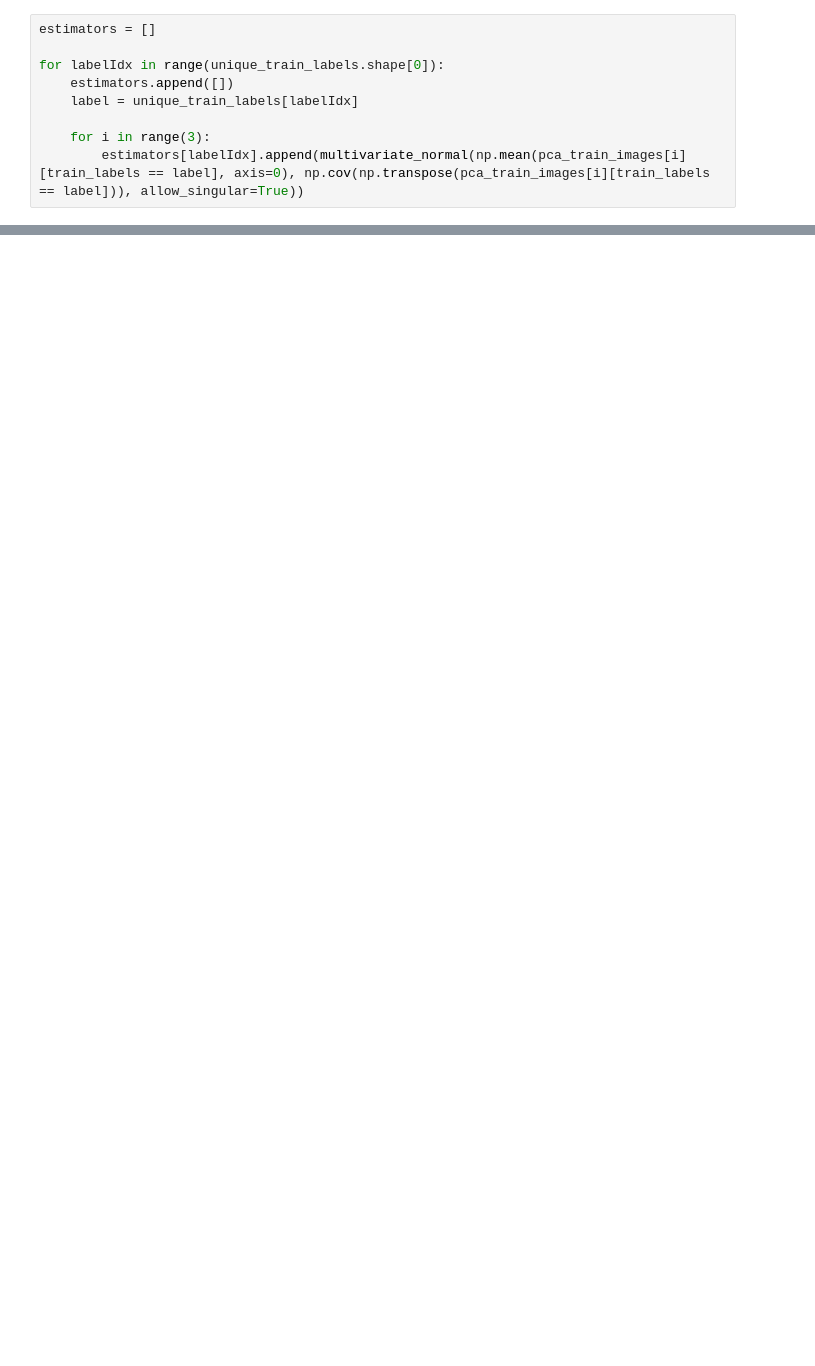
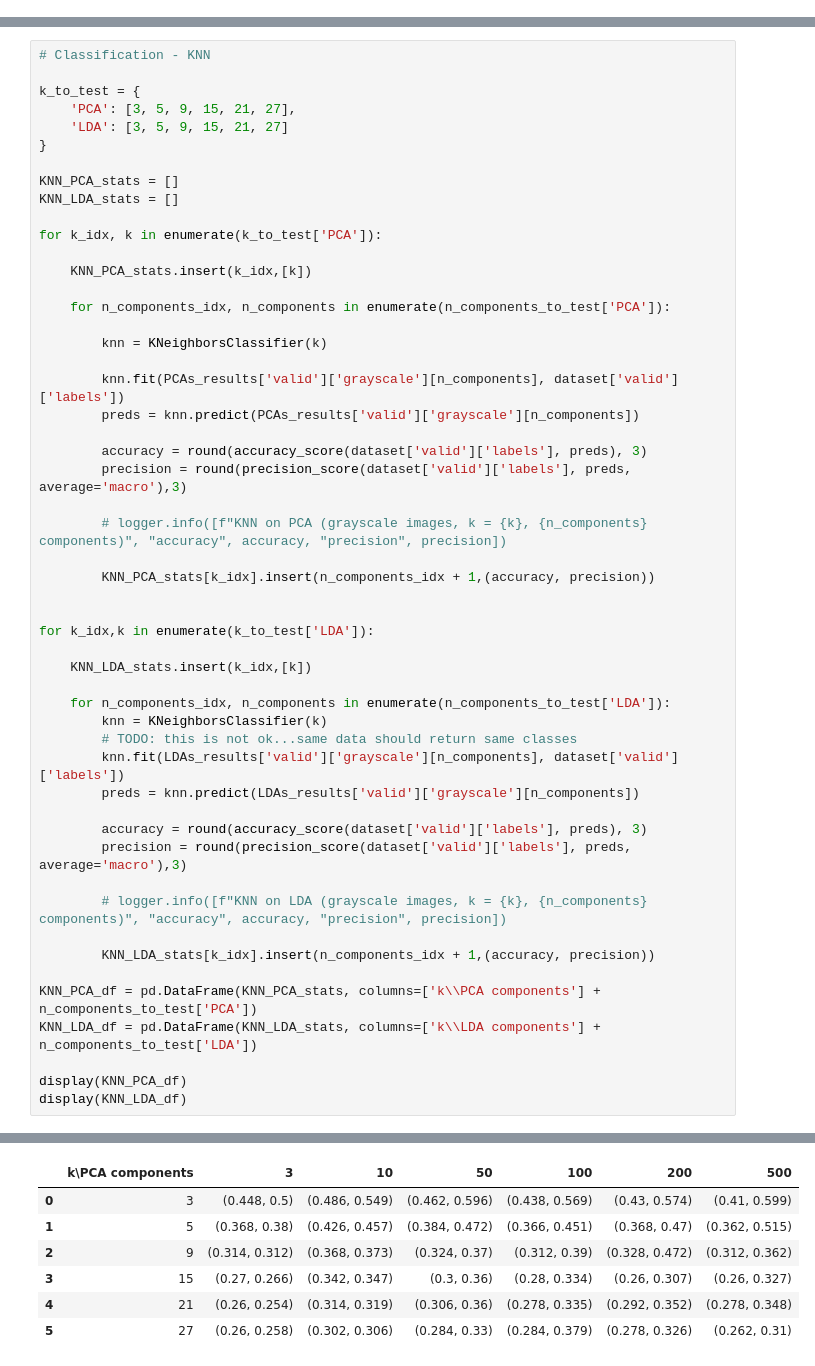
Before and after one commit to bonoldie/ML_exam, a Jupyter notebook: nb.ipynb, the cells around one changed output, grey strips where cells are left out. Drawn from its saved outputs; the diff is of its cells as text; blank space fills up the shorter version.

Commit message:
feat: lda, stats

```diff
--- a/nb.ipynb
+++ b/nb.ipynb
@@ -92,9 +79,0 @@ NameError: name 'train_images' is not defined
-# %%
-estimators = []
-
-for labelIdx in range(unique_train_labels.shape[0]):
-    estimators.append([])
-    label = unique_train_labels[labelIdx]
-
-    for i in range(3):
-        estimators[labelIdx].append(multivariate_normal(np.mean(pca_train_images[i][train_labels == label], axis=0), np.cov(np.transpose(pca_train_images[i][train_labels == label])), allow_singular=True))
@@ -121,0 +235,53 @@ ConfusionMatrixDisplay(confusion_matrix(test_labels, max_estims),display_labels=
+# %%
+# Classification - KNN
+
+k_to_test = {
+    'PCA': [3, 5, 9, 15, 21, 27],
+    'LDA': [3, 5, 9, 15, 21, 27]
+}
+
+KNN_PCA_stats = []
+KNN_LDA_stats = []
+
+for k_idx, k in enumerate(k_to_test['PCA']):
+
+    KNN_PCA_stats.insert(k_idx,[k])
+
+    for n_components_idx, n_components in enumerate(n_components_to_test['PCA']):
+
+        knn = KNeighborsClassifier(k)
+
+        knn.fit(PCAs_results['valid']['grayscale'][n_components], dataset['valid']['labels'])
+        preds = knn.predict(PCAs_results['valid']['grayscale'][n_components])
+
+        accuracy = round(accuracy_score(dataset['valid']['labels'], preds), 3)
+        precision = round(precision_score(dataset['valid']['labels'], preds, average='macro'),3)
+
+        # logger.info([f"KNN on PCA (grayscale images, k = {k}, {n_components} components)", "accuracy", accuracy, "precision", precision])
+
+        KNN_PCA_stats[k_idx].insert(n_components_idx + 1,(accuracy, precision))
+
+
+for k_idx,k in enumerate(k_to_test['LDA']):
+
+    KNN_LDA_stats.insert(k_idx,[k])
+
+    for n_components_idx, n_components in enumerate(n_components_to_test['LDA']):
+        knn = KNeighborsClassifier(k)
+        # TODO: this is not ok...same data should return same classes
+        knn.fit(LDAs_results['valid']['grayscale'][n_components], dataset['valid']['labels'])
+        preds = knn.predict(LDAs_results['valid']['grayscale'][n_components])
+
+        accuracy = round(accuracy_score(dataset['valid']['labels'], preds), 3)
+        precision = round(precision_score(dataset['valid']['labels'], preds, average='macro'),3)
+
+        # logger.info([f"KNN on LDA (grayscale images, k = {k}, {n_components} components)", "accuracy", accuracy, "precision", precision])
+
+        KNN_LDA_stats[k_idx].insert(n_components_idx + 1,(accuracy, precision))
+
+KNN_PCA_df = pd.DataFrame(KNN_PCA_stats, columns=['k\\PCA components'] + n_components_to_test['PCA'])
+KNN_LDA_df = pd.DataFrame(KNN_LDA_stats, columns=['k\\LDA components'] + n_components_to_test['LDA'])
+
+display(KNN_PCA_df)
+display(KNN_LDA_df)
+# %% [output]
@@ -121,0 +305,7 @@ ConfusionMatrixDisplay(confusion_matrix(test_labels, max_estims),display_labels=
+|  | k\PCA components | 3 | 10 | 50 | 100 | 200 | 500 |
+| 0 | 3 | (0.448, 0.5) | (0.486, 0.549) | (0.462, 0.596) | (0.438, 0.569) | (0.43, 0.574) | (0.41, 0.599) |
+| 1 | 5 | (0.368, 0.38) | (0.426, 0.457) | (0.384, 0.472) | (0.366, 0.451) | (0.368, 0.47) | (0.362, 0.515) |
+| 2 | 9 | (0.314, 0.312) | (0.368, 0.373) | (0.324, 0.37) | (0.312, 0.39) | (0.328, 0.472) | (0.312, 0.362) |
+| 3 | 15 | (0.27, 0.266) | (0.342, 0.347) | (0.3, 0.36) | (0.28, 0.334) | (0.26, 0.307) | (0.26, 0.327) |
+| 4 | 21 | (0.26, 0.254) | (0.314, 0.319) | (0.306, 0.36) | (0.278, 0.335) | (0.292, 0.352) | (0.278, 0.348) |
+| 5 | 27 | (0.26, 0.258) | (0.302, 0.306) | (0.284, 0.33) | (0.284, 0.379) | (0.278, 0.326) | (0.262, 0.31) |
```
Also changed, not shown: parts of 6 cells of this notebook.
